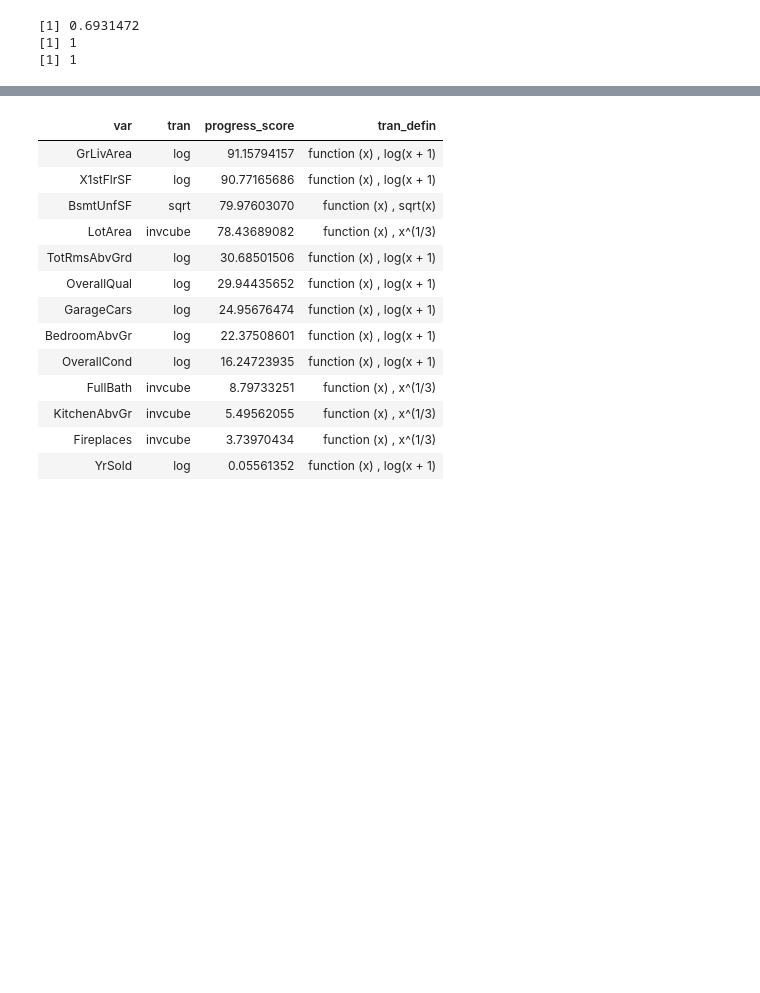
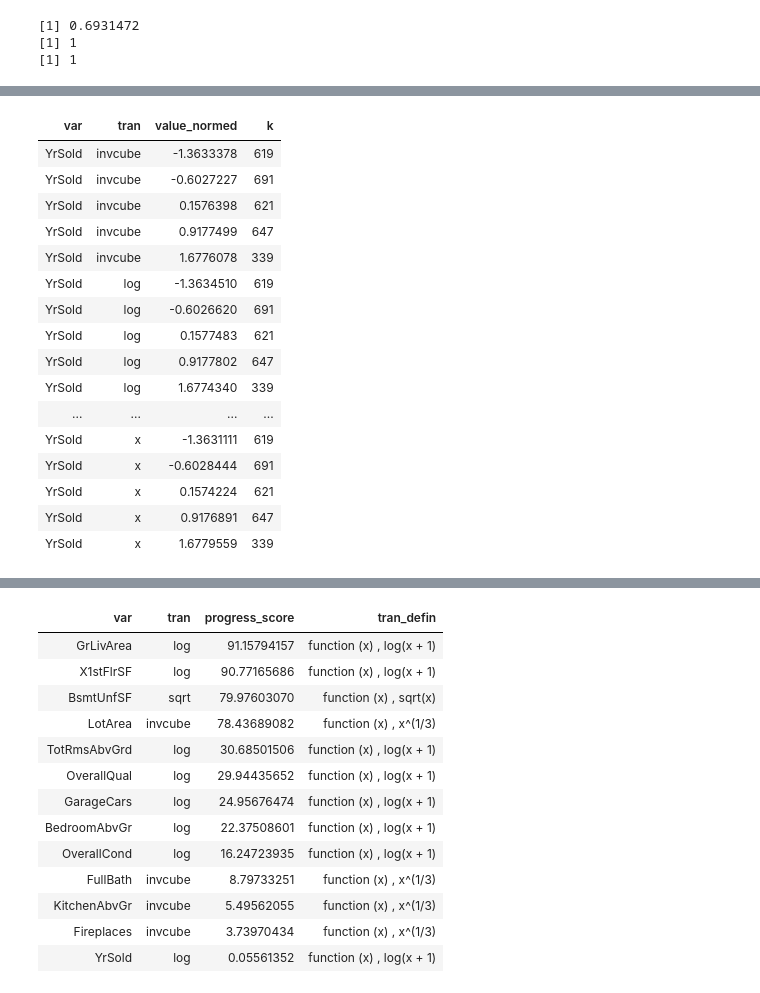
Before and after one commit to MatrixNorm/kaggle, a Jupyter notebook: rbooks/house_prices/DEV_transform_numeric.ipynb, the cells around one changed output, grey strips where cells are left out. Cells and saved outputs as stored; diff of their text form; code cells hidden in the pictures; blank space fills up the shorter version.

```diff
--- a/rbooks/house_prices/DEV_transform_numeric.ipynb
+++ b/rbooks/house_prices/DEV_transform_numeric.ipynb
@@ -84,0 +92,27 @@ df2 %>% head
+# %%
+df2 %>%
+group_by(var, tran, value_normed) %>%
+summarise(
+    k = n()
+) %>%
+arrange(var, tran, value_normed) -> df3
+
+df3 %>% filter(var == 'YrSold')
+# %% [output]
+| var | tran | value_normed | k |
+| YrSold | invcube | -1.3633378 | 619 |
+| YrSold | invcube | -0.6027227 | 691 |
+| YrSold | invcube | 0.1576398 | 621 |
+| YrSold | invcube | 0.9177499 | 647 |
+| YrSold | invcube | 1.6776078 | 339 |
+| YrSold | log | -1.3634510 | 619 |
+| YrSold | log | -0.6026620 | 691 |
+| YrSold | log | 0.1577483 | 621 |
+| YrSold | log | 0.9177802 | 647 |
+| YrSold | log | 1.6774340 | 339 |
+| ... | ... | ... | ... |
+| YrSold | x | -1.3631111 | 619 |
+| YrSold | x | -0.6028444 | 691 |
+| YrSold | x | 0.1574224 | 621 |
+| YrSold | x | 0.9176891 | 647 |
+| YrSold | x | 1.6779559 | 339 |
```
Also changed, not shown: parts of 5 cells of this notebook, 6 other files.
